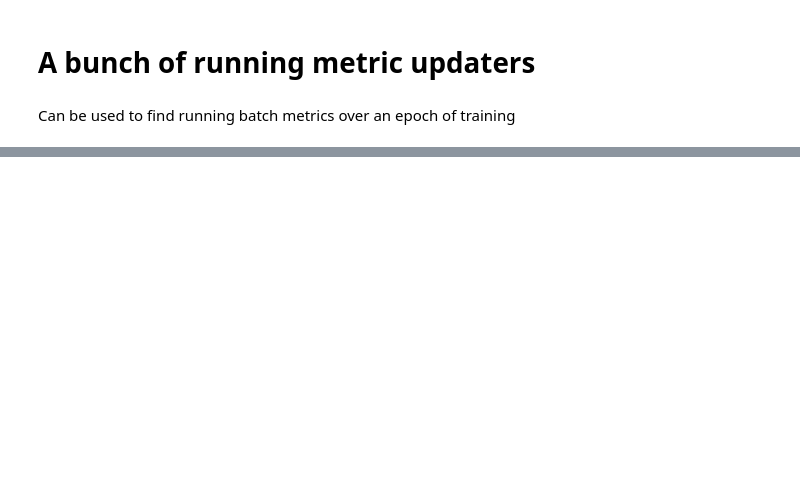
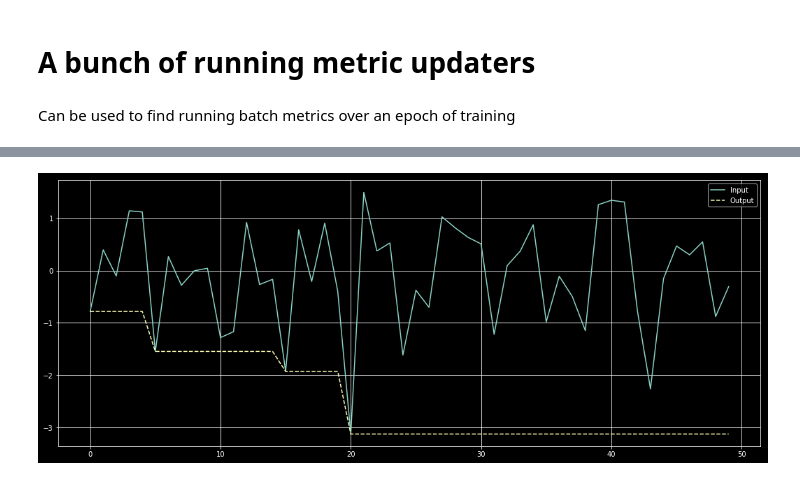
Before and after one commit to rajatvd/pytorch-utils, a Jupyter notebook: notebooks/updaters.ipynb, the cells around one changed output, grey strips where cells are left out. Saved outputs shown, nothing was run; the diff lists cells and outputs as text; code cells hidden in the pictures; blank space fills up the shorter version.

```diff
--- a/notebooks/updaters.ipynb
+++ b/notebooks/updaters.ipynb
@@ -47,0 +92,4 @@ def latest():
+# %%
+test_updater(minner())
+# %% [output]
+[figure, added]
```
Also changed, not shown: parts of 9 cells of this notebook, 5 other files.
